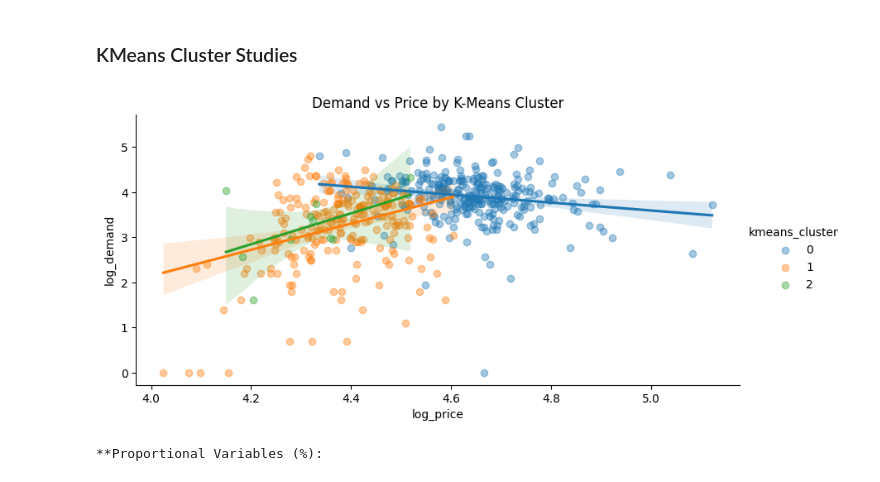
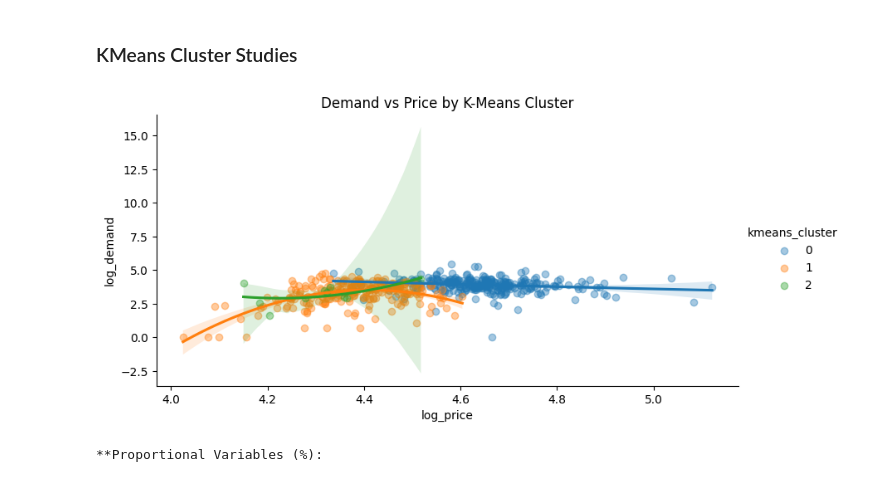
Before and after one commit to munas-git/Prophet-Demand-Forecasting-and-Price-Optimisation, a Jupyter notebook: analysis.ipynb, the cells around one changed output. Cells and saved outputs as stored; diff of their text form; code cells hidden in the pictures.

```diff
--- a/analysis.ipynb
+++ b/analysis.ipynb
@@ -1007,11 +1084,11 @@ room_type_1_df['kmeans_cluster'] = kmeans.fit_predict(X_scaled)
 # %%
 sns.lmplot(
     data = room_type_1_df, x = 'log_price', y = 'log_demand',
-    hue = 'kmeans_cluster', scatter_kws = {'alpha': 0.4}, height = 4, aspect = 2)
+    hue = 'kmeans_cluster', scatter_kws = {'alpha': 0.4}, height = 4, aspect = 2, order = 2)
 
 plt.title('Demand vs Price by K-Means Cluster');
 # %% [output]
-[figure, old version]
+[figure, new version]
 # %%
 prop_summary = room_type_1_df.groupby('kmeans_cluster')[proportional_vars].mean() * 100
 
```
Also changed, not shown: parts of 33 cells of this notebook.
